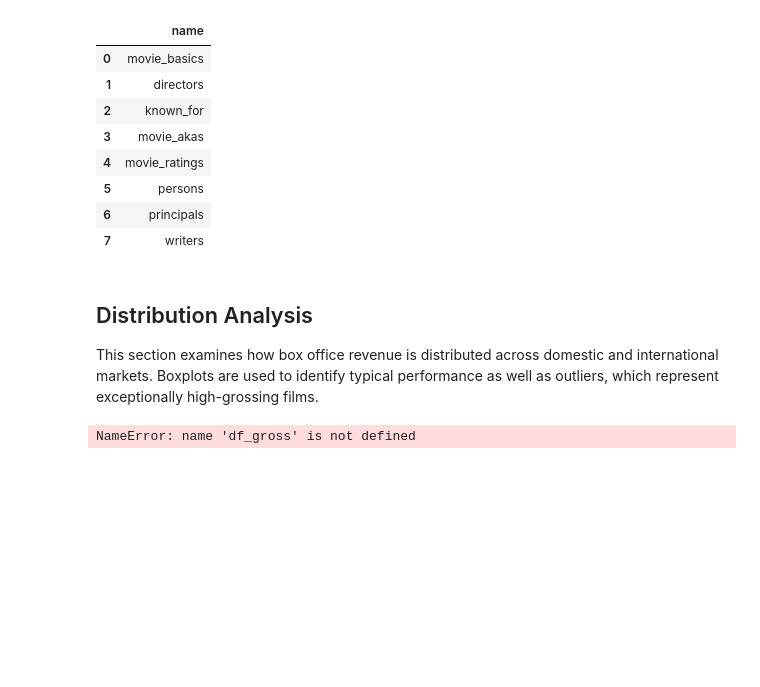
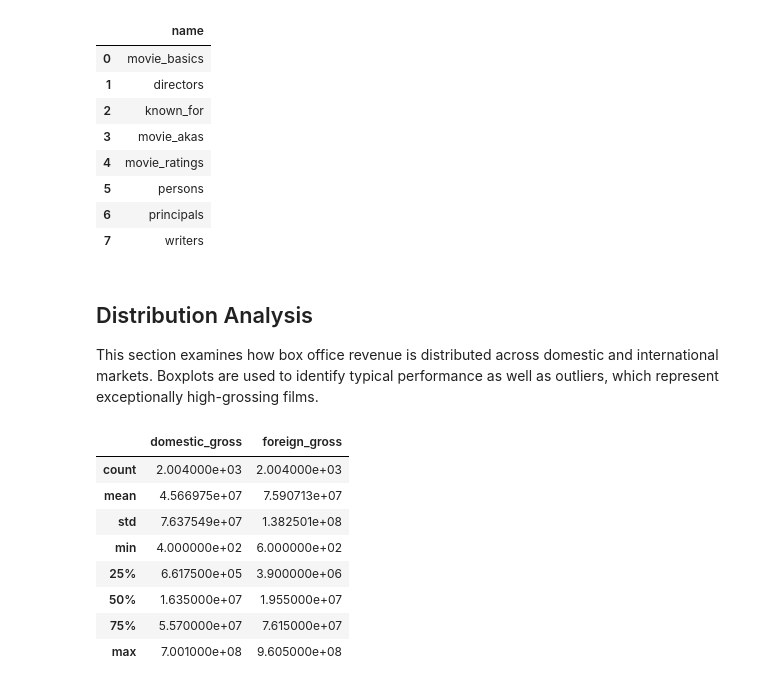
Before and after one commit to Marian-amo/Box-Office-Market-Analysis, a Jupyter notebook: index.ipynb, the cells around one changed output. Saved outputs shown, nothing was run; the diff lists cells and outputs as text; code cells hidden in the pictures; blank space fills up the shorter version.

```diff
--- a/index.ipynb
+++ b/index.ipynb
@@ -149,15 +154,30 @@ conn.close()
 
 This section examines how box office revenue is distributed across domestic and international markets. Boxplots are used to identify typical performance as well as outliers, which represent exceptionally high-grossing films.
 # %%
-# Select relevant columns and drop missing values
-dist_data = df_gross[['domestic_gross', 'foreign_gross']].dropna()
+# Select relevant columns
+dist_data = df_gross[['domestic_gross', 'foreign_gross']].copy()
+
+# Convert to numeric (fixes TypeError)
+dist_data['domestic_gross'] = pd.to_numeric(dist_data['domestic_gross'], errors='coerce')
+dist_data['foreign_gross'] = pd.to_numeric(dist_data['foreign_gross'], errors='coerce')
+
+# Drop missing values
+dist_data = dist_data.dropna()
 
 # Remove zero or negative values
 dist_data = dist_data[
     (dist_data['domestic_gross'] > 0) &
     (dist_data['foreign_gross'] > 0)
 ]
 
 dist_data.describe()
 # %% [output]
-NameError: name 'df_gross' is not defined
+|  | domestic_gross | foreign_gross |
+| count | 2.004000e+03 | 2.004000e+03 |
+| mean | 4.566975e+07 | 7.590713e+07 |
+| std | 7.637549e+07 | 1.382501e+08 |
+| min | 4.000000e+02 | 6.000000e+02 |
+| 25% | 6.617500e+05 | 3.900000e+06 |
+| 50% | 1.635000e+07 | 1.955000e+07 |
+| 75% | 5.570000e+07 | 7.615000e+07 |
+| max | 7.001000e+08 | 9.605000e+08 |
```
Also changed, not shown: parts of 6 cells of this notebook.
